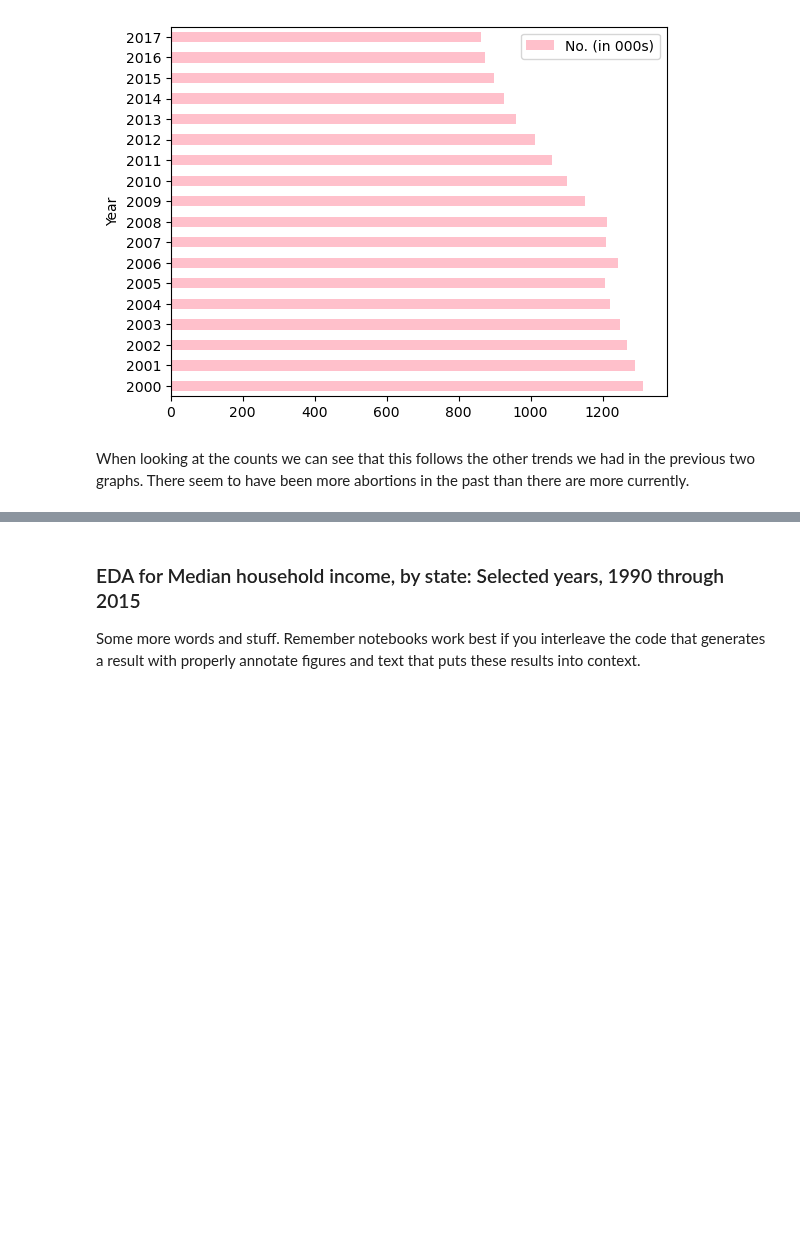
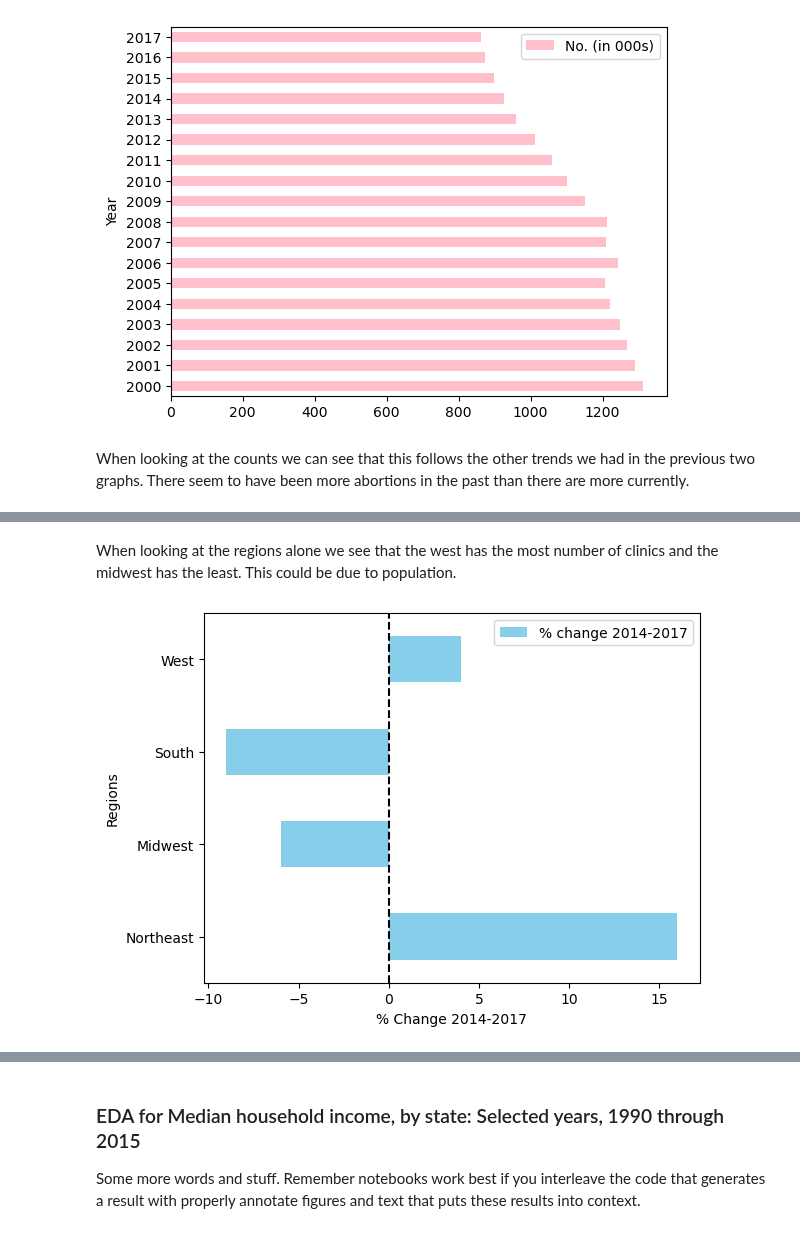
Before and after one commit to COGS108/Group070_WI24, a Jupyter notebook: EDACheckpoint_Group070_WI24.ipynb, the cells around one changed output, grey strips where cells are left out. Drawn from its saved outputs; the diff is of its cells as text; code cells hidden in the pictures; blank space fills up the shorter version.

```diff
--- a/EDACheckpoint_Group070_WI24.ipynb
+++ b/EDACheckpoint_Group070_WI24.ipynb
@@ -517,0 +554,10 @@ When looking at the counts we can see that this follows the other trends we had
+# %% [markdown]
+When looking at the regions alone we see that the west has the most number of clinics and the midwest has the least. This could be due to population.
+# %%
+ax = aisau4_regions.plot(kind = "barh", x="Region and state", y="% change 2014-2017", color = "skyblue")
+ax.axvline(x=0, color='black', linestyle='--')
+plt.ylabel('Regions')
+plt.xlabel('% Change 2014-2017')
+plt.show()
+# %% [output]
+[figure, added]
```
Also changed, not shown: parts of 20 cells of this notebook.
